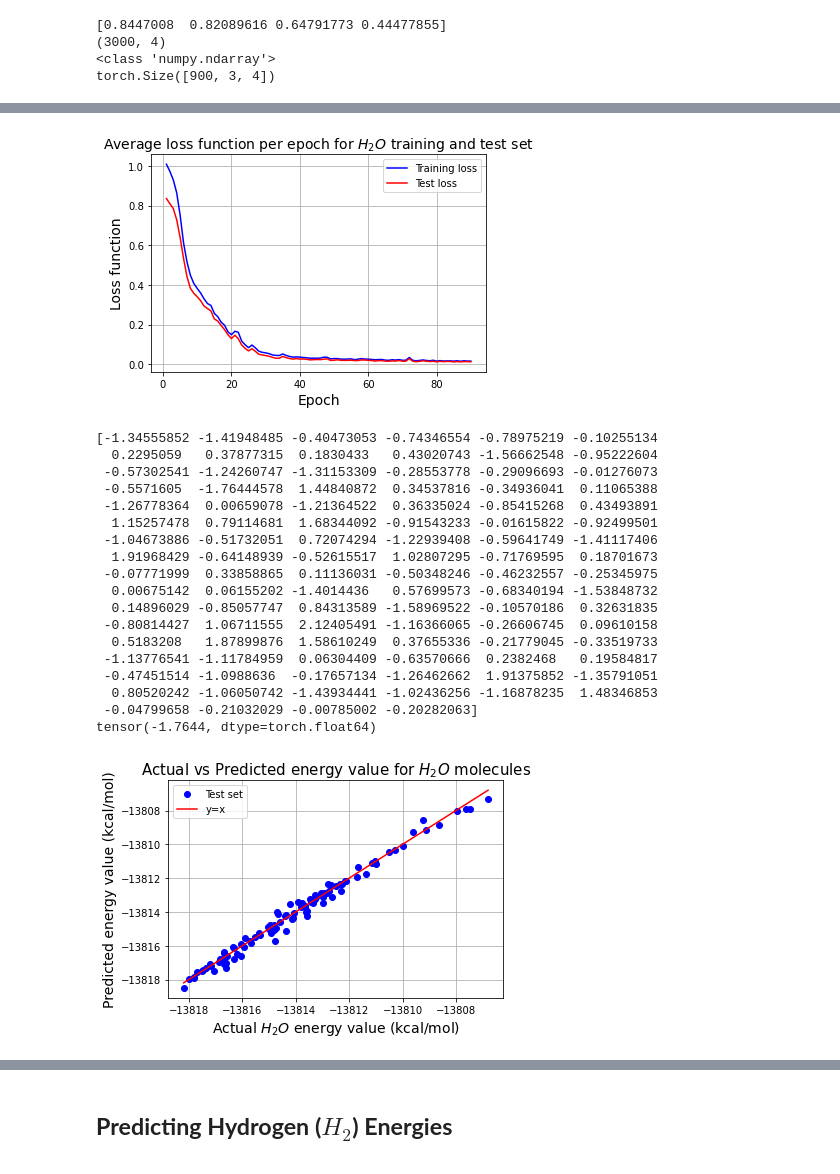
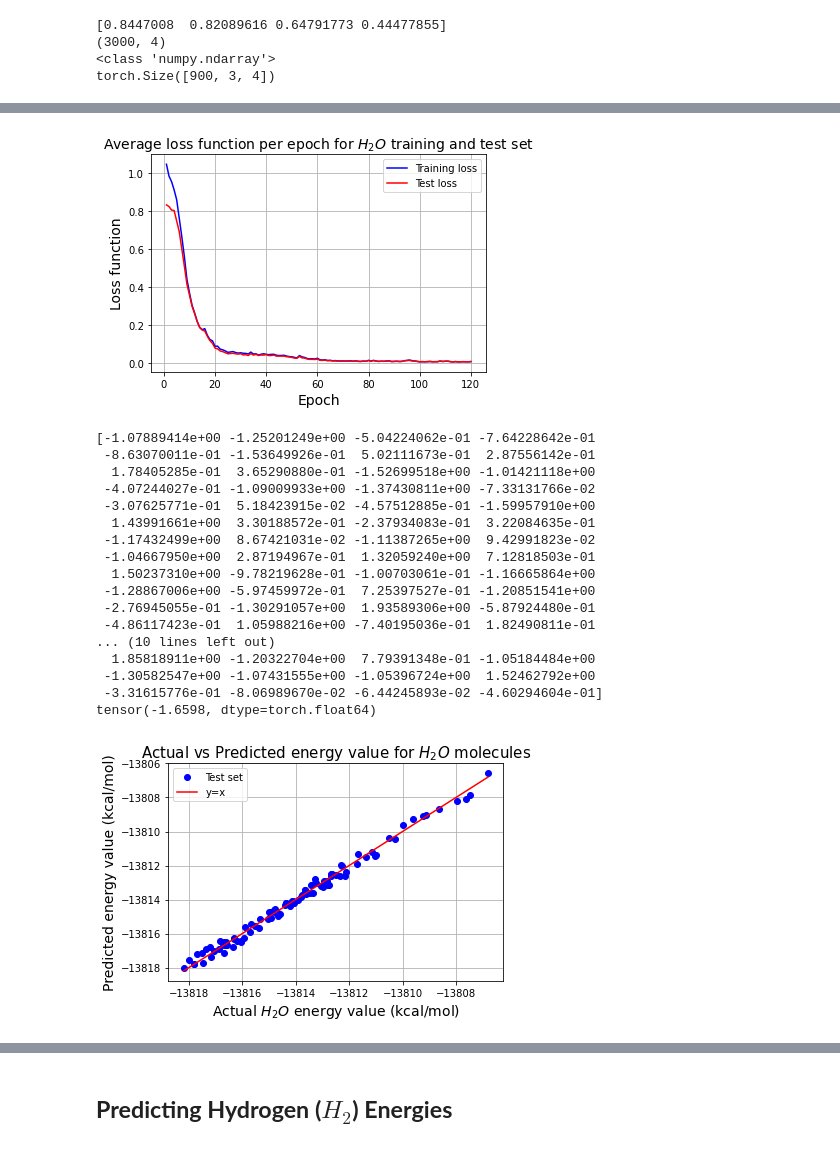
Before and after one commit to KKaroni/Symmetry-in-Machine-learned-Molecular-Force-Fields, a Jupyter notebook: BPNN.ipynb, the cells around one changed output, grey strips where cells are left out. Drawn from its saved outputs; the diff is of its cells as text; code cells hidden in the pictures.

```diff
--- a/BPNN.ipynb
+++ b/BPNN.ipynb
@@ -777,7 +777,7 @@ def run_for_different_num_feat(num_feat_H2O,nepochs,coordinates_water,energies_w
 # # Training for 4 Behler and Parinello features, batch size = 300
 number_of_features_H2O   = 4       # number of features (radial and angular symmetry functions) to be used
 use_atom_num_as_feat     = int(0)       # Use atomic number of each element as an extra feature for training?
-nepochs                  = 90
+nepochs                  = 120
 # %%
 # losses_G4 =  run_for_different_num_feat(4,nepochs,coordinates_water,energies_water,atomic_numbers_water,use_atom_num_as_feat)
 
@@ -1693,7 +1668,7 @@ print(np.shape(training_set))
 torch.Size([900, 3, 3])
 # %%
 net = BPNN_H2O(3)   #+1) # +1 if you are adding atomic number as a feature
-nepochs= 90
+nepochs= 120
 learning_rate = 0.005
 losses = training(learning_rate , nepochs, net, dataloader,test_set,test_labels)
 train_loss_G_ric1_feat = losses[0]
@@ -1829,13 +1838,13 @@ print(np.shape(training_set))
 torch.Size([900, 3, 4])
 # %%
 net = BPNN_H2O(4)   #+1) # +1 if you are adding atomic number as a feature
-nepochs= 90
+nepochs= 120
 learning_rate = 0.005
 losses = training(learning_rate , nepochs, net, dataloader,test_set,test_labels)
-train_loss_G_ric1_feat = losses[0]
-test_loss_G_ric1_feat  = losses[1]
+train_loss_G_ric2_feat = losses[0]
+test_loss_G_ric2_feat  = losses[1]
 
-plot_train_test_loss(train_loss_G_ric1_feat,test_loss_G_ric1_feat,nepochs,number_of_features_H2O)
+plot_train_test_loss(train_loss_G_ric2_feat,test_loss_G_ric2_feat,nepochs,number_of_features_H2O)
 test_set_size = 100
 prediction = np.zeros(test_set_size)
 for i in range(test_set_size):
@@ -1863,21 +1872,20 @@ plot_prediction(prediction,test_labels,var_lab,mean_lab,number_of_features_H2O)
 Finished Training
-[figure, old version]
+[figure, new version]
-[-1.34555852 -1.41948485 -0.40473053 -0.74346554 -0.78975219 -0.10255134
-  0.2295059   0.37877315  0.1830433   0.43020743 -1.56662548 -0.95222604
- -0.57302541 -1.24260747 -1.31153309 -0.28553778 -0.29096693 -0.01276073
- -0.5571605  -1.76444578  1.44840872  0.34537816 -0.34936041  0.11065388
- -1.26778364  0.00659078 -1.21364522  0.36335024 -0.85415268  0.43493891
-  1.15257478  0.79114681  1.68344092 -0.91543233 -0.01615822 -0.92499501
- -1.04673886 -0.51732051  0.72074294 -1.22939408 -0.59641749 -1.41117406
-  1.91968429 -0.64148939 -0.52615517  1.02807295 -0.71769595  0.18701673
- -0.07771999  0.33858865  0.11136031 -0.50348246 -0.46232557 -0.25345975
-  0.00675142  0.06155202 -1.4014436   0.57699573 -0.68340194 -1.53848732
-  0.14896029 -0.85057747  0.84313589 -1.58969522 -0.10570186  0.32631835
- -0.80814427  1.06711555  2.12405491 -1.16366065 -0.26606745  0.09610158
-  0.5183208   1.87899876  1.58610249  0.37655336 -0.21779045 -0.33519733
- -1.13776541 -1.11784959  0.06304409 -0.63570666  0.2382468   0.19584817
- -0.47451514 -1.0988636  -0.17657134 -1.26462662  1.91375852 -1.35791051
-  0.80520242 -1.06050742 -1.43934441 -1.02436256 -1.16878235  1.48346853
- -0.04799658 -0.21032029 -0.00785002 -0.20282063]
-tensor(-1.7644, dtype=torch.float64)
+[-1.07889414e+00 -1.25201249e+00 -5.04224062e-01 -7.64228642e-01
+ -8.63070011e-01 -1.53649926e-01  5.02111673e-01  2.87556142e-01
+  1.78405285e-01  3.65290880e-01 -1.52699518e+00 -1.01421118e+00
+ -4.07244027e-01 -1.09009933e+00 -1.37430811e+00 -7.33131766e-02
+ -3.07625771e-01  5.18423915e-02 -4.57512885e-01 -1.59957910e+00
+  1.43991661e+00  3.30188572e-01 -2.37934083e-01  3.22084635e-01
+ -1.17432499e+00  8.67421031e-02 -1.11387265e+00  9.42991823e-02
+ -1.04667950e+00  2.87194967e-01  1.32059240e+00  7.12818503e-01
+  1.50237310e+00 -9.78219628e-01 -1.00703061e-01 -1.16665864e+00
+ -1.28867006e+00 -5.97459972e-01  7.25397527e-01 -1.20851541e+00
+ -2.76945055e-01 -1.30291057e+00  1.93589306e+00 -5.87924480e-01
+ -4.86117423e-01  1.05988216e+00 -7.40195036e-01  1.82490811e-01
+... (10 lines left out)
+  1.85818911e+00 -1.20322704e+00  7.79391348e-01 -1.05184484e+00
+ -1.30582547e+00 -1.07431555e+00 -1.05396724e+00  1.52462792e+00
+ -3.31615776e-01 -8.06989670e-02 -6.44245893e-02 -4.60294604e-01]
+tensor(-1.6598, dtype=torch.float64)
-[figure, old version]
+[figure, new version]
```
Also changed, not shown: parts of 13 cells of this notebook.
